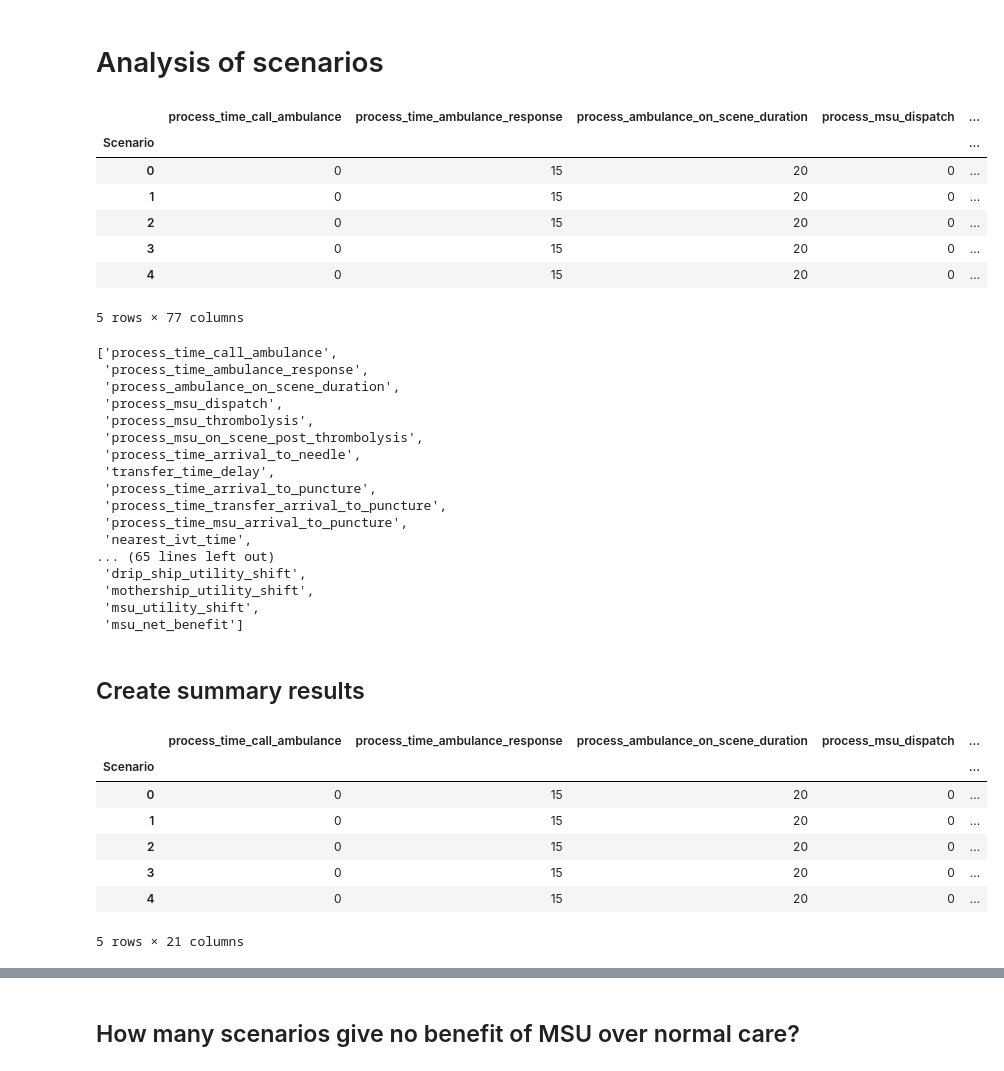
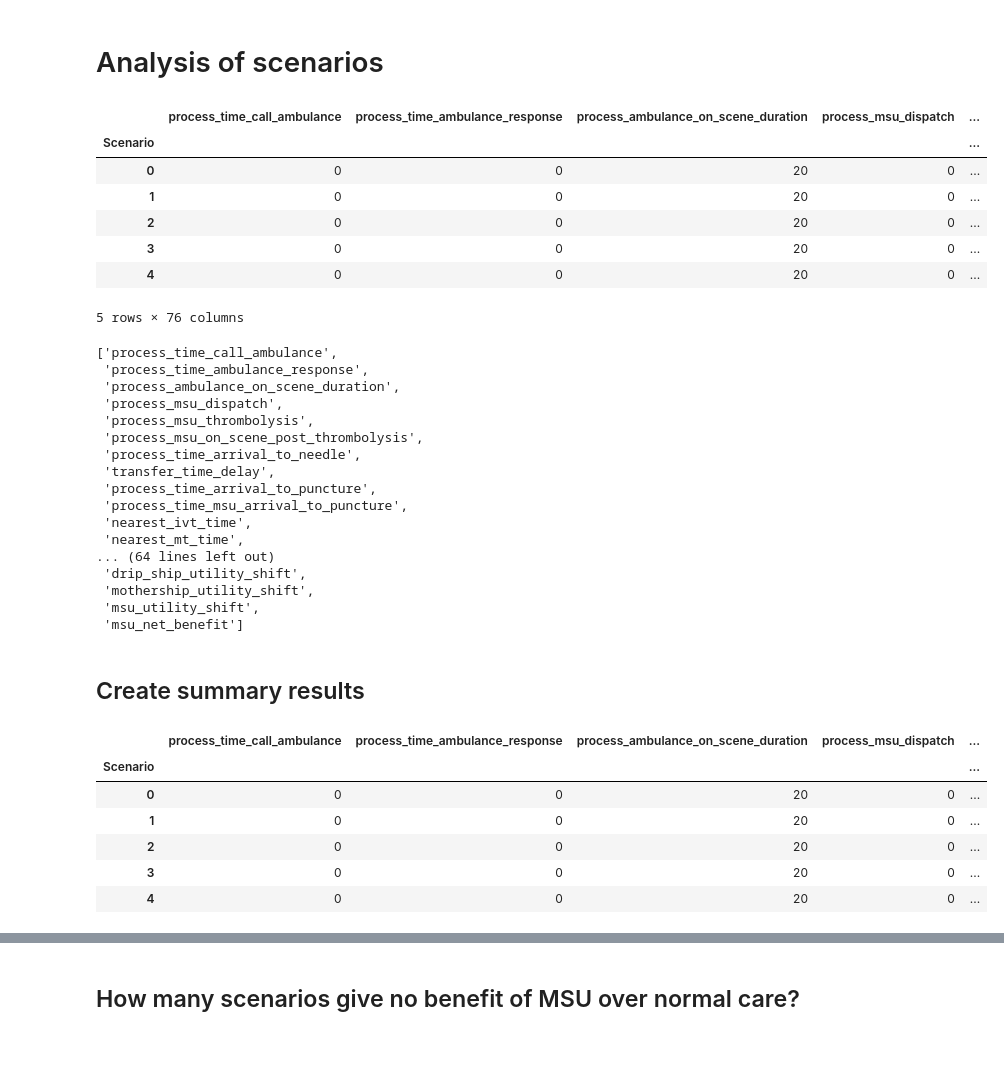
Before and after one commit to stroke-modelling/muster2, a Jupyter notebook: scenario_analysis/scenario_1_analysis.ipynb, the cells around one changed output, grey strips where cells are left out. Drawn from its saved outputs; the diff is of its cells as text; code cells hidden in the pictures.

```diff
--- a/scenario_analysis/scenario_1_analysis.ipynb
+++ b/scenario_analysis/scenario_1_analysis.ipynb
@@ -6,23 +6,23 @@ import numpy as np
 import matplotlib.pyplot as plt
 # %%
 # Load data
-scenario_list = pd.read_csv('scenario_list_test_1.csv', index_col='Scenario')
-scenario_results = pd.read_csv('scenario_results_test_1.csv', low_memory=False, index_col=0)
+scenario_list = pd.read_csv('scenario_list_test_3.csv', index_col='Scenario')
+scenario_results = pd.read_csv('scenario_results_test_3.csv', low_memory=False, index_col=0)
 
 # Merge on index
 data = pd.merge(scenario_list, scenario_results, left_index=True, right_index=True)
 data.to_csv('full_scenarios_and_results.csv', index_label=True)
 
 data.head()
 # %% [output]
 |  | process_time_call_ambulance | process_time_ambulance_response | process_ambulance_on_scene_duration | process_msu_dispatch | ... |
 | Scenario |  |  |  |  | ... |
-| 0 | 0 | 15 | 20 | 0 | ... |
-| 1 | 0 | 15 | 20 | 0 | ... |
-| 2 | 0 | 15 | 20 | 0 | ... |
-| 3 | 0 | 15 | 20 | 0 | ... |
-| 4 | 0 | 15 | 20 | 0 | ... |
+| 0 | 0 | 0 | 20 | 0 | ... |
+| 1 | 0 | 0 | 20 | 0 | ... |
+| 2 | 0 | 0 | 20 | 0 | ... |
+| 3 | 0 | 0 | 20 | 0 | ... |
+| 4 | 0 | 0 | 20 | 0 | ... |
-5 rows × 77 columns
+5 rows × 76 columns
 # %%
 # Add net benefit column
 prop_nlvo = 0.7
@@ -53,10 +53,10 @@ list(data)
  'process_time_arrival_to_needle',
  'transfer_time_delay',
  'process_time_arrival_to_puncture',
- 'process_time_transfer_arrival_to_puncture',
  'process_time_msu_arrival_to_puncture',
  'nearest_ivt_time',
-... (65 lines left out)
+ 'nearest_mt_time',
+... (64 lines left out)
  'drip_ship_utility_shift',
  'mothership_utility_shift',
  'msu_utility_shift',
@@ -84,12 +84,11 @@ results.head()
 # %% [output]
 |  | process_time_call_ambulance | process_time_ambulance_response | process_ambulance_on_scene_duration | process_msu_dispatch | ... |
 | Scenario |  |  |  |  | ... |
-| 0 | 0 | 15 | 20 | 0 | ... |
-| 1 | 0 | 15 | 20 | 0 | ... |
-| 2 | 0 | 15 | 20 | 0 | ... |
-| 3 | 0 | 15 | 20 | 0 | ... |
-| 4 | 0 | 15 | 20 | 0 | ... |
+| 0 | 0 | 0 | 20 | 0 | ... |
+| 1 | 0 | 0 | 20 | 0 | ... |
+| 2 | 0 | 0 | 20 | 0 | ... |
+| 3 | 0 | 0 | 20 | 0 | ... |
+| 4 | 0 | 0 | 20 | 0 | ... |
-5 rows × 21 columns
 # %%
 # Define results columns
 results_cols = [
```
Also changed, not shown: parts of 9 cells of this notebook, 1 other file.
